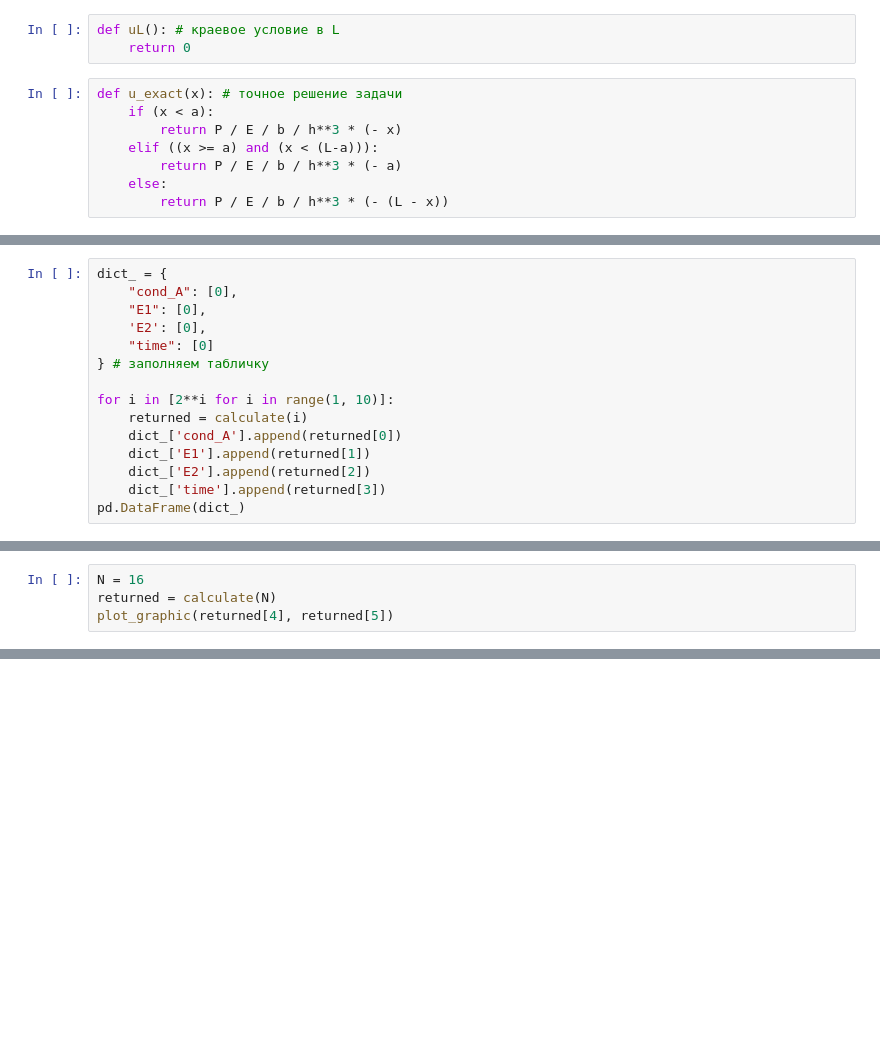
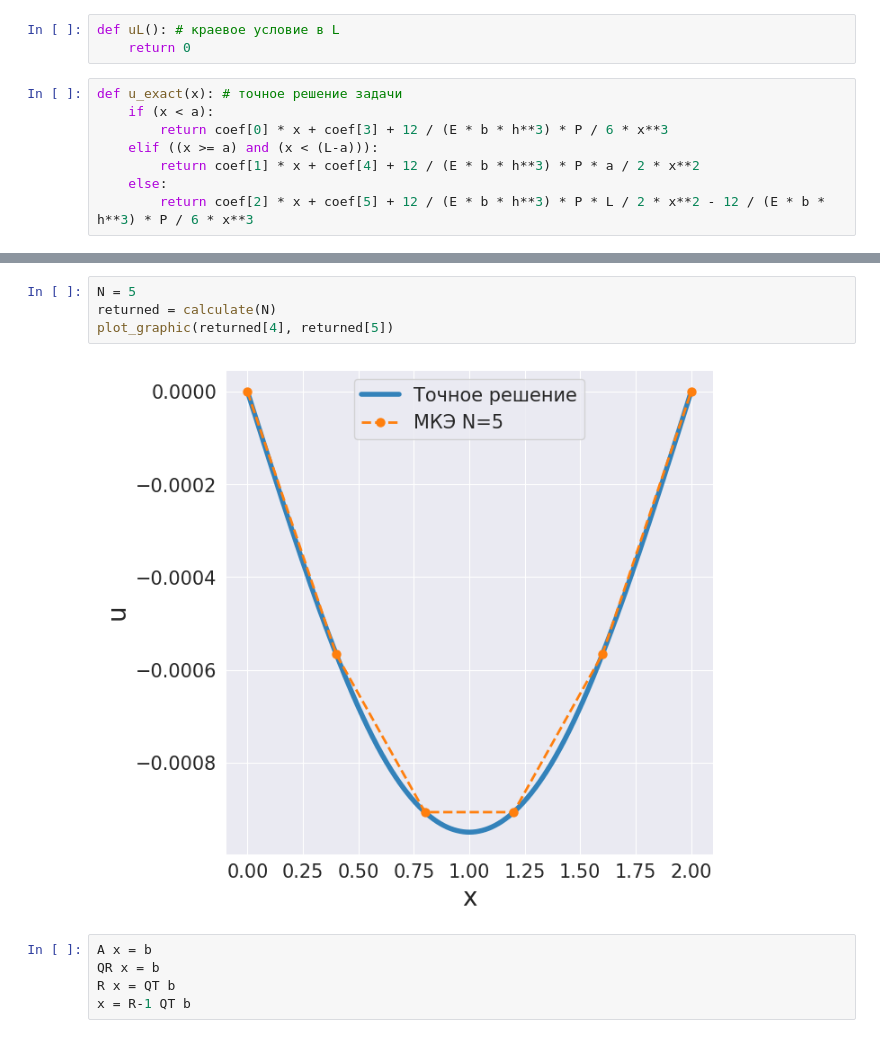
Before and after one commit to kosmldev/smvm, a Jupyter notebook: lab3_var4.ipynb, the cells around one changed output, grey strips where cells are left out. Drawn from its saved outputs; the diff is of its cells as text; blank space fills up the shorter version.

```diff
--- a/lab3_var4.ipynb
+++ b/lab3_var4.ipynb
@@ -33,8 +58,8 @@ def uL(): # краевое условие в L
 # %%
 def u_exact(x): # точное решение задачи
     if (x < a):
-        return P / E / b / h**3 * (- x)
+        return coef[0] * x + coef[3] + 12 / (E * b * h**3) * P / 6 * x**3
     elif ((x >= a) and (x < (L-a))):
-        return P / E / b / h**3 * (- a)
+        return coef[1] * x + coef[4] + 12 / (E * b * h**3) * P * a / 2 * x**2
     else:
-        return P / E / b / h**3 * (- (L - x))
+        return coef[2] * x + coef[5] + 12 / (E * b * h**3) * P * L / 2 * x**2 - 12 / (E * b * h**3) * P / 6 * x**3
@@ -149,15 +65,0 @@ def plot_graphic(plot_data, N):
-# %%
-dict_ = {
-    "cond_A": [0],
-    "E1": [0],
-    'E2': [0],
-    "time": [0]
-} # заполняем табличку
-
-for i in [2**i for i in range(1, 10)]:
-    returned = calculate(i)
-    dict_['cond_A'].append(returned[0])
-    dict_['E1'].append(returned[1])
-    dict_['E2'].append(returned[2])
-    dict_['time'].append(returned[3])
-pd.DataFrame(dict_)
@@ -176,4 +65,0 @@ pd.DataFrame(dict_)
-# %%
-N = 16
-returned = calculate(N)
-plot_graphic(returned[4], returned[5])
@@ -181,0 +199,11 @@ plot_graphic(returned[4], returned[5])
+# %%
+N = 5
+returned = calculate(N)
+plot_graphic(returned[4], returned[5])
+# %% [output]
+[figure, added]
+# %%
+A x = b
+QR x = b
+R x = QT b
+x = R-1 QT b
```
Also changed, not shown: parts of 11 cells of this notebook.
